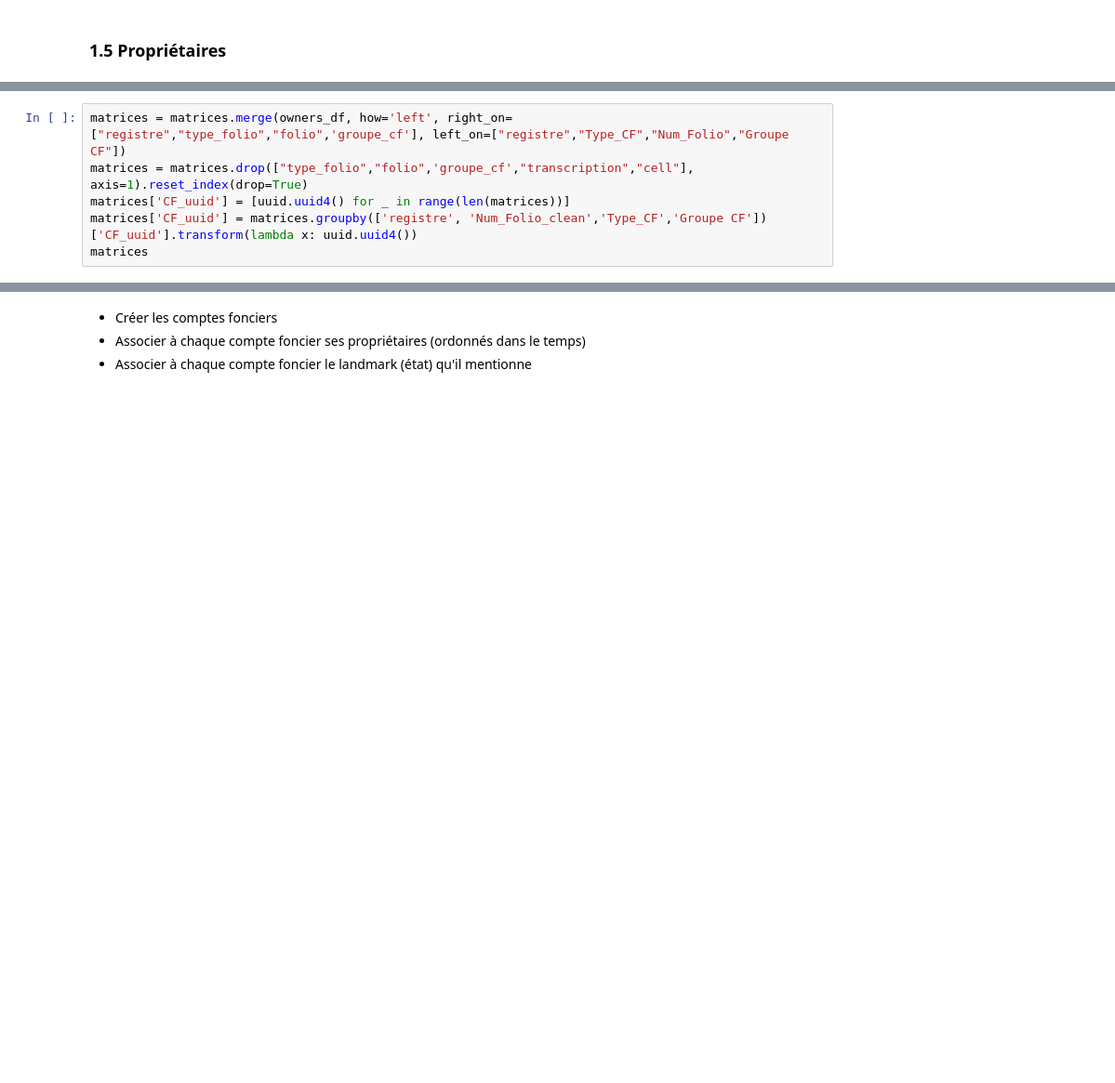
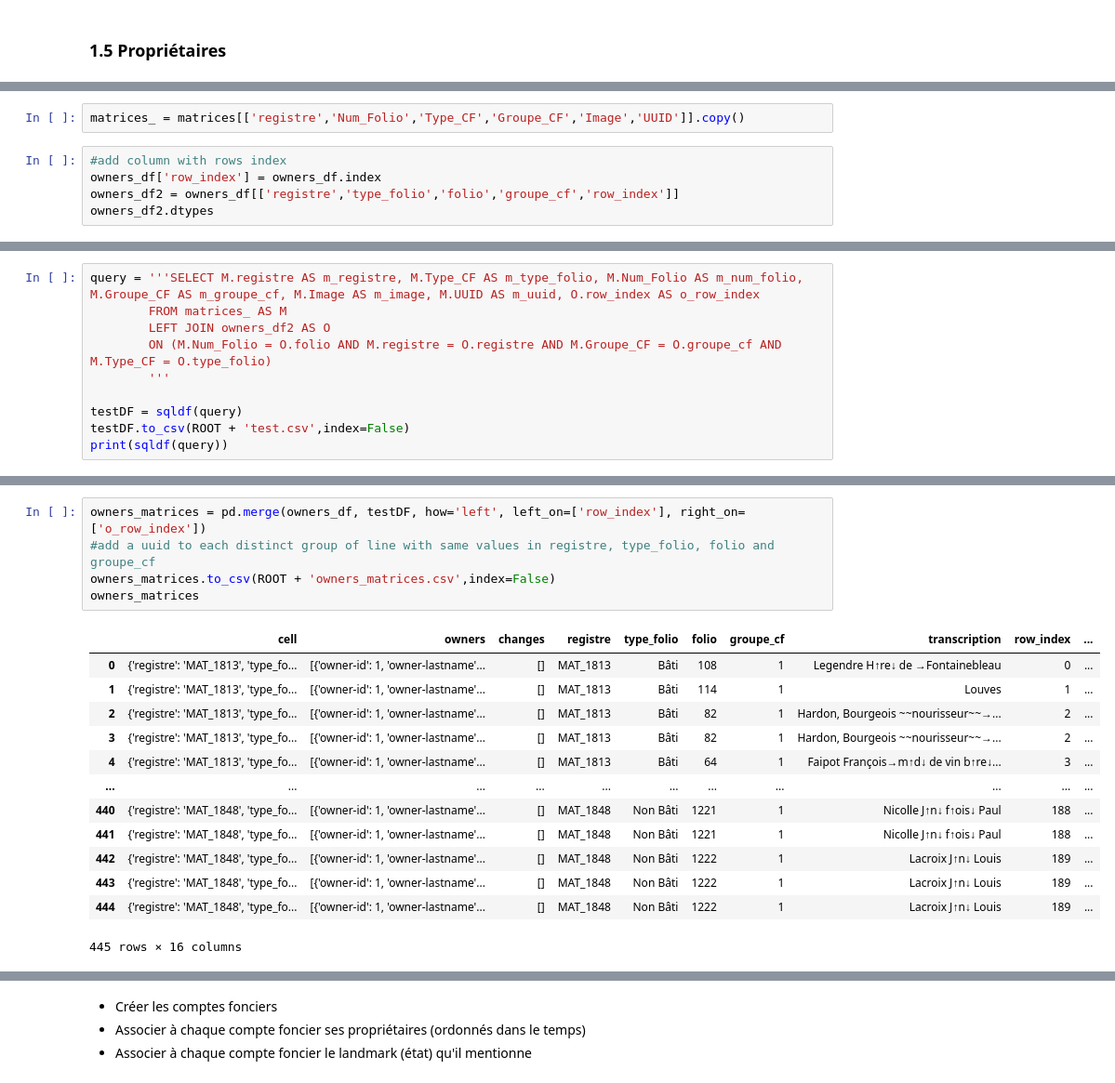
Before and after one commit to solenn-tl/ontologie-peuplement, a Jupyter notebook: notebooks/10-instances/14-create_plot-mentions.ipynb, the cells around one changed output, grey strips where cells are left out. Shown at 93% size. Saved outputs shown, nothing was run; the diff lists cells and outputs as text; blank space fills up the shorter version.

```diff
--- a/notebooks/10-instances/14-create_plot-mentions.ipynb
+++ b/notebooks/10-instances/14-create_plot-mentions.ipynb
@@ -576,6 +575,0 @@ matrices['Groupe CF'] = matrices['Groupe CF'].astype(str)
-# %%
-matrices = matrices.merge(owners_df, how='left', right_on=["registre","type_folio","folio",'groupe_cf'], left_on=["registre","Type_CF","Num_Folio","Groupe CF"])
-matrices = matrices.drop(["type_folio","folio",'groupe_cf',"transcription","cell"], axis=1).reset_index(drop=True)
-matrices['CF_uuid'] = [uuid.uuid4() for _ in range(len(matrices))]
-matrices['CF_uuid'] = matrices.groupby(['registre', 'Num_Folio_clean','Type_CF','Groupe CF'])['CF_uuid'].transform(lambda x: uuid.uuid4())
-matrices
@@ -581,0 +579,7 @@ matrices
+# %%
+matrices_ = matrices[['registre','Num_Folio','Type_CF','Groupe_CF','Image','UUID']].copy()
+# %%
+#add column with rows index
+owners_df['row_index'] = owners_df.index
+owners_df2 = owners_df[['registre','type_folio','folio','groupe_cf','row_index']]
+owners_df2.dtypes
@@ -581,0 +593,10 @@ matrices
+# %%
+query = '''SELECT M.registre AS m_registre, M.Type_CF AS m_type_folio, M.Num_Folio AS m_num_folio, M.Groupe_CF AS m_groupe_cf, M.Image AS m_image, M.UUID AS m_uuid, O.row_index AS o_row_index
+        FROM matrices_ AS M
+        LEFT JOIN owners_df2 AS O
+        ON (M.Num_Folio = O.folio AND M.registre = O.registre AND M.Groupe_CF = O.groupe_cf AND M.Type_CF = O.type_folio)
+        '''
+
+testDF = sqldf(query)
+testDF.to_csv(ROOT + 'test.csv',index=False)
+print(sqldf(query))
@@ -581,0 +621,19 @@ matrices
+# %%
+owners_matrices = pd.merge(owners_df, testDF, how='left', left_on=['row_index'], right_on=['o_row_index'])
+#add a uuid to each distinct group of line with same values in registre, type_folio, folio and groupe_cf
+owners_matrices.to_csv(ROOT + 'owners_matrices.csv',index=False)
+owners_matrices
+# %% [output]
+|  | cell | owners | changes | registre | type_folio | folio | groupe_cf | transcription | row_index | ... |
+| 0 | {'registre': 'MAT_1813', 'type_fo... | [{'owner-id': 1, 'owner-lastname'... | [] | MAT_1813 | Bâti | 108 | 1 | Legendre H↑re↓ de →Fontainebleau | 0 | ... |
+| 1 | {'registre': 'MAT_1813', 'type_fo... | [{'owner-id': 1, 'owner-lastname'... | [] | MAT_1813 | Bâti | 114 | 1 | Louves | 1 | ... |
+| 2 | {'registre': 'MAT_1813', 'type_fo... | [{'owner-id': 1, 'owner-lastname'... | [] | MAT_1813 | Bâti | 82 | 1 | Hardon, Bourgeois ~~nourisseur~~→... | 2 | ... |
+| 3 | {'registre': 'MAT_1813', 'type_fo... | [{'owner-id': 1, 'owner-lastname'... | [] | MAT_1813 | Bâti | 82 | 1 | Hardon, Bourgeois ~~nourisseur~~→... | 2 | ... |
+| 4 | {'registre': 'MAT_1813', 'type_fo... | [{'owner-id': 1, 'owner-lastname'... | [] | MAT_1813 | Bâti | 64 | 1 | Faipot François→m↑d↓ de vin b↑re↓... | 3 | ... |
+| ... | ... | ... | ... | ... | ... | ... | ... | ... | ... | ... |
+| 440 | {'registre': 'MAT_1848', 'type_fo... | [{'owner-id': 1, 'owner-lastname'... | [] | MAT_1848 | Non Bâti | 1221 | 1 | Nicolle J↑n↓ f↑ois↓ Paul | 188 | ... |
+| 441 | {'registre': 'MAT_1848', 'type_fo... | [{'owner-id': 1, 'owner-lastname'... | [] | MAT_1848 | Non Bâti | 1221 | 1 | Nicolle J↑n↓ f↑ois↓ Paul | 188 | ... |
+| 442 | {'registre': 'MAT_1848', 'type_fo... | [{'owner-id': 1, 'owner-lastname'... | [] | MAT_1848 | Non Bâti | 1222 | 1 | Lacroix J↑n↓ Louis | 189 | ... |
+| 443 | {'registre': 'MAT_1848', 'type_fo... | [{'owner-id': 1, 'owner-lastname'... | [] | MAT_1848 | Non Bâti | 1222 | 1 | Lacroix J↑n↓ Louis | 189 | ... |
+| 444 | {'registre': 'MAT_1848', 'type_fo... | [{'owner-id': 1, 'owner-lastname'... | [] | MAT_1848 | Non Bâti | 1222 | 1 | Lacroix J↑n↓ Louis | 189 | ... |
+445 rows × 16 columns
```
Also changed, not shown: parts of 22 cells of this notebook, 10 other files.
